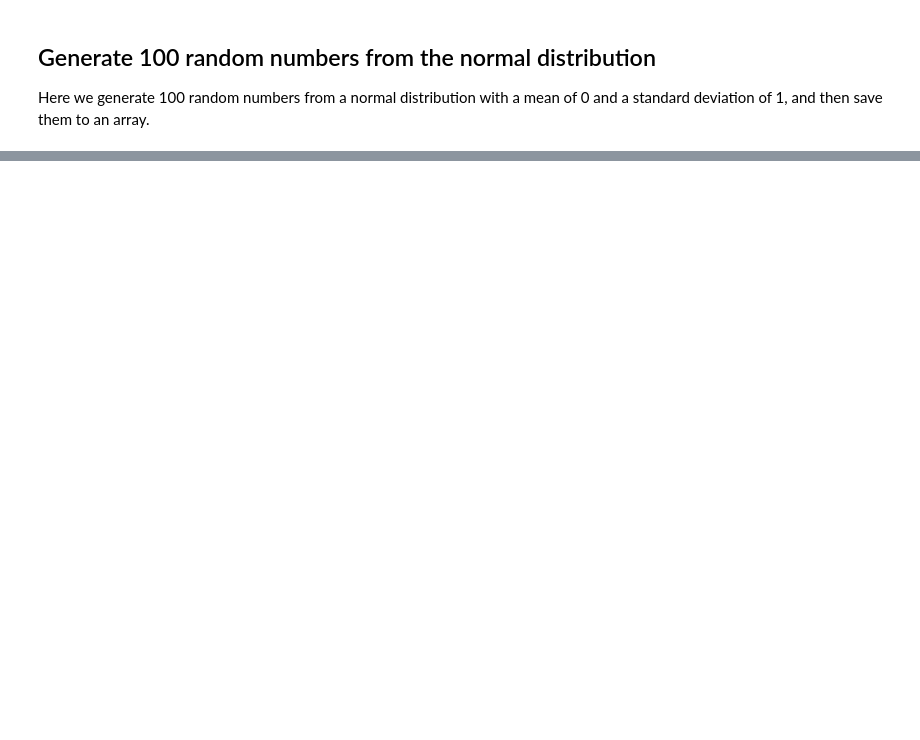
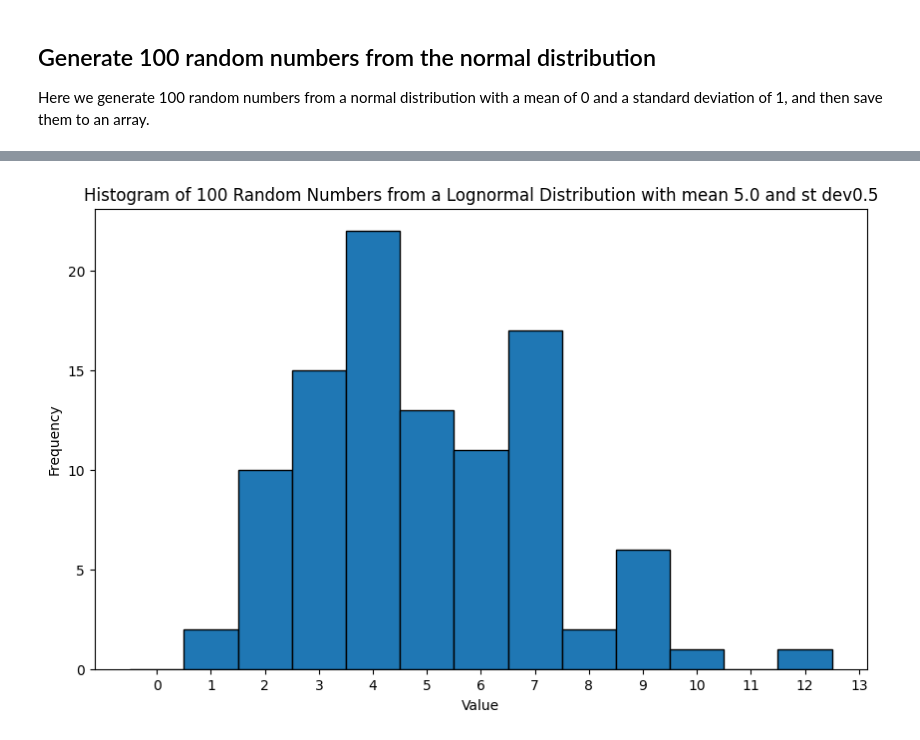
Before and after one commit to zmek/queue_network_simulator, a Jupyter notebook: intro.ipynb, the cells around one changed output, grey strips where cells are left out. Cells and saved outputs as stored; diff of their text form; code cells hidden in the pictures; blank space fills up the shorter version.

```diff
--- a/intro.ipynb
+++ b/intro.ipynb
@@ -91,0 +151,21 @@ plt.show()
+# %%
+import math
+
+# in the model we have
+M = 5.0 # M, the mean, ranges from 0.5 to 6 in the model
+S = 0.1 * M # here we derive S from M
+MU = math.log(M /math.sqrt(1+S**2/M **2)) # transformation needed for the input to the numpy random.lognormal function
+SIGMA = math.sqrt(math.log(1+S**2/M**2)) # transformation needed for the input to the numpy random.lognormal function
+
+serv_time = np.random.lognormal( MU, SIGMA,  size=size_of_array )
+
+# Plot the array as a histogram
+plt.figure(figsize=(10, 6))
+plt.hist(poisson_random_array, bins=range(0, max(poisson_random_array) + 1), edgecolor='black', align='left')
+plt.title('Histogram of '+ str(size_of_array) + ' Random Numbers from a Lognormal Distribution with mean ' + str(M) + ' and st dev' + str(S))
+plt.xlabel('Value')
+plt.ylabel('Frequency')
+plt.xticks(range(0, max(poisson_random_array) + 1))  # To display integer ticks
+plt.show()
+# %% [output]
+[figure, added]
```
Also changed, not shown: parts of 10 cells of this notebook.
